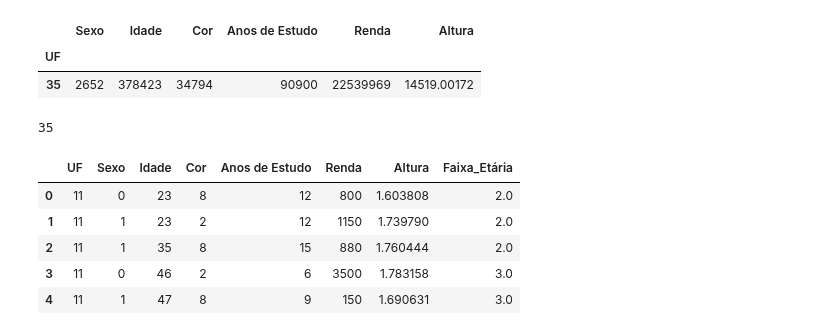
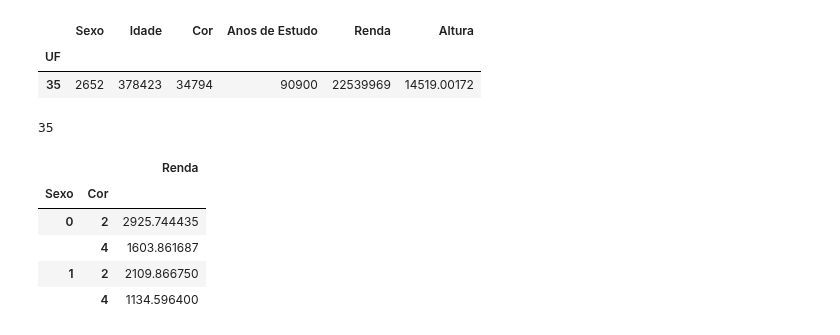
Before and after one commit to AlexsonT/Growdev, a Jupyter notebook: Ex_04.ipynb, the cells around one changed output. Saved outputs shown, nothing was run; the diff lists cells and outputs as text; code cells hidden in the pictures.

```diff
--- a/Ex_04.ipynb
+++ b/Ex_04.ipynb
@@ -115,19 +95,16 @@ print(resposta.iloc[0].name)
 # %%
 # 4) Qual a renda média de pessoas pretas e brancas de homens e mulheres?
 
-# info = new_data[['Sexo, Cor, Renda']]
-# dados = new_data.query('Cor == 2 & Cor == 4')
+info = new_data[['Sexo', 'Cor', 'Renda']].query('Cor == 2 | Cor == 4')
+res = info.groupby(['Sexo', 'Cor']).mean()
 
-
-# display(info)
-
-new_data.head()
+display(res)
 # %% [output]
-|  | UF | Sexo | Idade | Cor | Anos de Estudo | Renda | Altura | Faixa_Etária |
-| 0 | 11 | 0 | 23 | 8 | 12 | 800 | 1.603808 | 2.0 |
-| 1 | 11 | 1 | 23 | 2 | 12 | 1150 | 1.739790 | 2.0 |
-| 2 | 11 | 1 | 35 | 8 | 15 | 880 | 1.760444 | 2.0 |
-| 3 | 11 | 0 | 46 | 2 | 6 | 3500 | 1.783158 | 3.0 |
-| 4 | 11 | 1 | 47 | 8 | 9 | 150 | 1.690631 | 3.0 |
+|  |  | Renda |
+| Sexo | Cor |  |
+| 0 | 2 | 2925.744435 |
+|  | 4 | 1603.861687 |
+| 1 | 2 | 2109.866750 |
+|  | 4 | 1134.596400 |
 # %%
 # 5) Qual a renda média concentrada em cada faixa etária?
```
Also changed, not shown: parts of 2 cells of this notebook.
